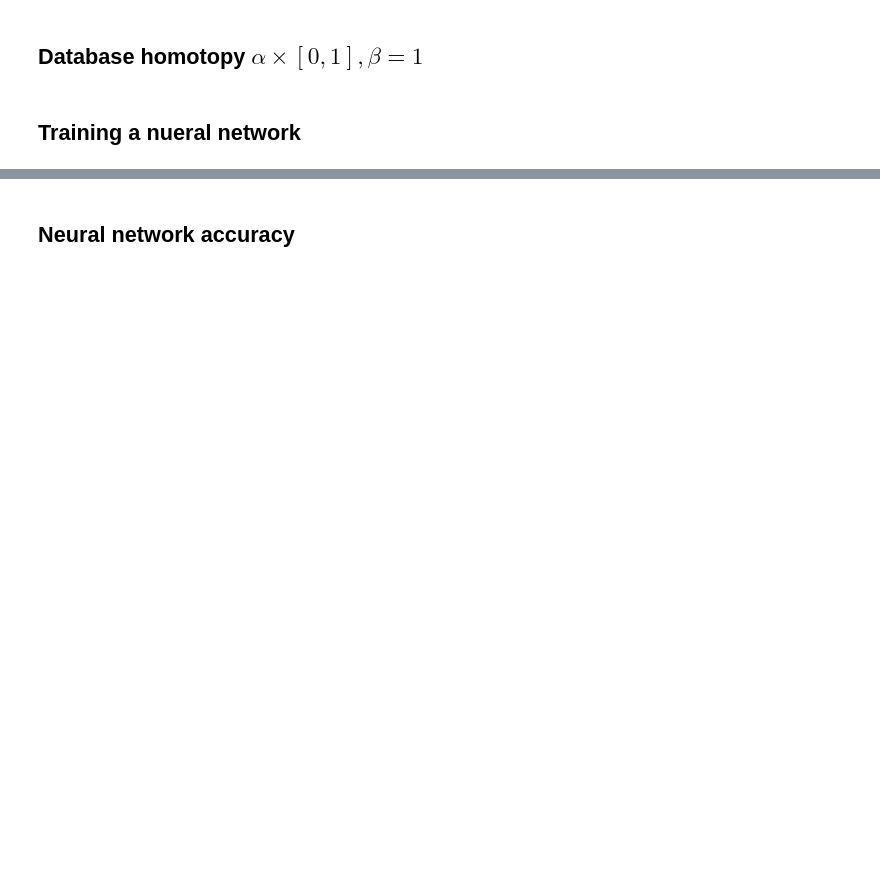
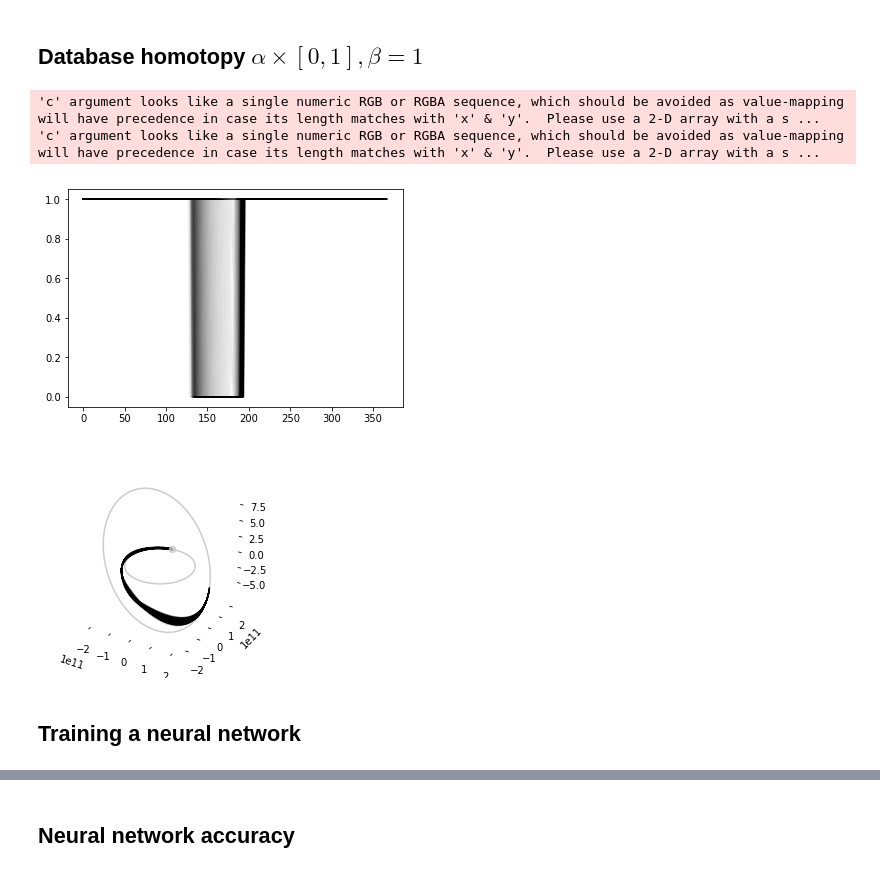
Before and after one commit to cisprague/iros2019, a Jupyter notebook: notebooks/spacecraft.ipynb, the cells around one changed output, grey strips where cells are left out. Cells and saved outputs as stored; diff of their text form; code cells hidden in the pictures; blank space fills up the shorter version.

```diff
--- a/notebooks/spacecraft.ipynb
+++ b/notebooks/spacecraft.ipynb
@@ -360,7 +370,7 @@ n = 1
 nw = 8
 # %%
 # random walks in parallel
-T = seg.random_walk_par(s0, z, alpha, n, Tlb, Tub, lb, nw, dsm=0.01, verbose=True)
+T = seg.random_walk_par(s0, z, alpha, n, Tlb, Tub, lb, nw, dsm=0.001, verbose=True)
 # %%
 # plot random walks
 for i, t in enumerate(T):
@@ -378,5 +388,5 @@ plt.show()
 # %% [markdown]
 ## Database homotopy $\beta \times [0, 1], \alpha = 0$
 # %%
-res = seg.homotopy_db_beta(T, alpha, beta, Tlb, Tub, lb, betag, step=0.1)
-#res = np.load('spacecraft_db_beta_homotopy_a0.npy')
+#res = seg.homotopy_db_beta(T, alpha, beta, Tlb, Tub, lb, betag, step=0.1)
+res = np.load('spacecraft_db_beta_homotopy_a0.npy')
@@ -409,20 +425,27 @@ T = np.load('spacecraft_db_alpha_homotopy_beta_1.npy')
 # %%
 # plot database homotopy
 fig1, ax1 = plt.subplots(1)
 for i, r in enumerate(T):
     s0, z, alpha = r
     tf = z[0]
     l0 = z[2:]
     tl, sl, ul = seg.propagate(tf, s0, l0, alpha, u=True)
-    ax1.plot(tl, ul[:,0], "k-", alpha=0.1)
+    ax1.plot(tl, ul[:,0], "k-", alpha=0.01)
     if i == 0:
-        fig, ax = seg.plot_traj(sl, alpha=0.1)
+        fig, ax = seg.plot_traj(sl, alpha=0.01)
         ax.set_aspect('equal')
     else:
-        seg.plot_traj(sl, ax=ax, alpha=0.1)
+        seg.plot_traj(sl, ax=ax, alpha=0.01)
+
+#fig.savefig('spacecraft_s_alpha_homotopy_db.pdf', bbox_inches='tight')
 plt.show()
+# %% [output]
+'c' argument looks like a single numeric RGB or RGBA sequence, which should be avoided as value-mapping will have precedence in case its length matches with 'x' & 'y'.  Please use a 2-D array with a s ...
+'c' argument looks like a single numeric RGB or RGBA sequence, which should be avoided as value-mapping will have precedence in case its length matches with 'x' & 'y'.  Please use a 2-D array with a s ...
+[figure, added]
+[figure, added]
 # %% [markdown]
-## Training a nueral network
+## Training a neural network
 # %%
 from ann import *
 # %%
```
Also changed, not shown: parts of 11 cells of this notebook, 6 other files.
